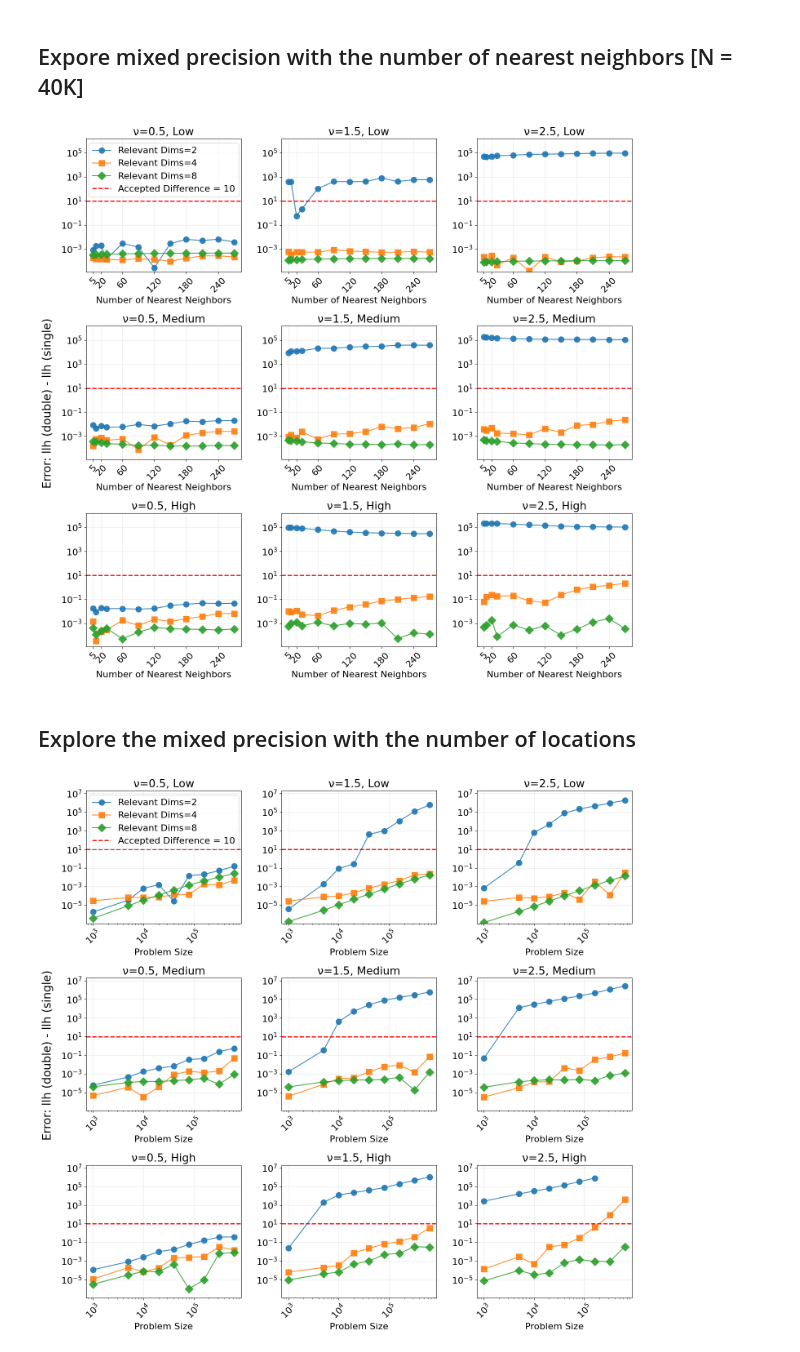
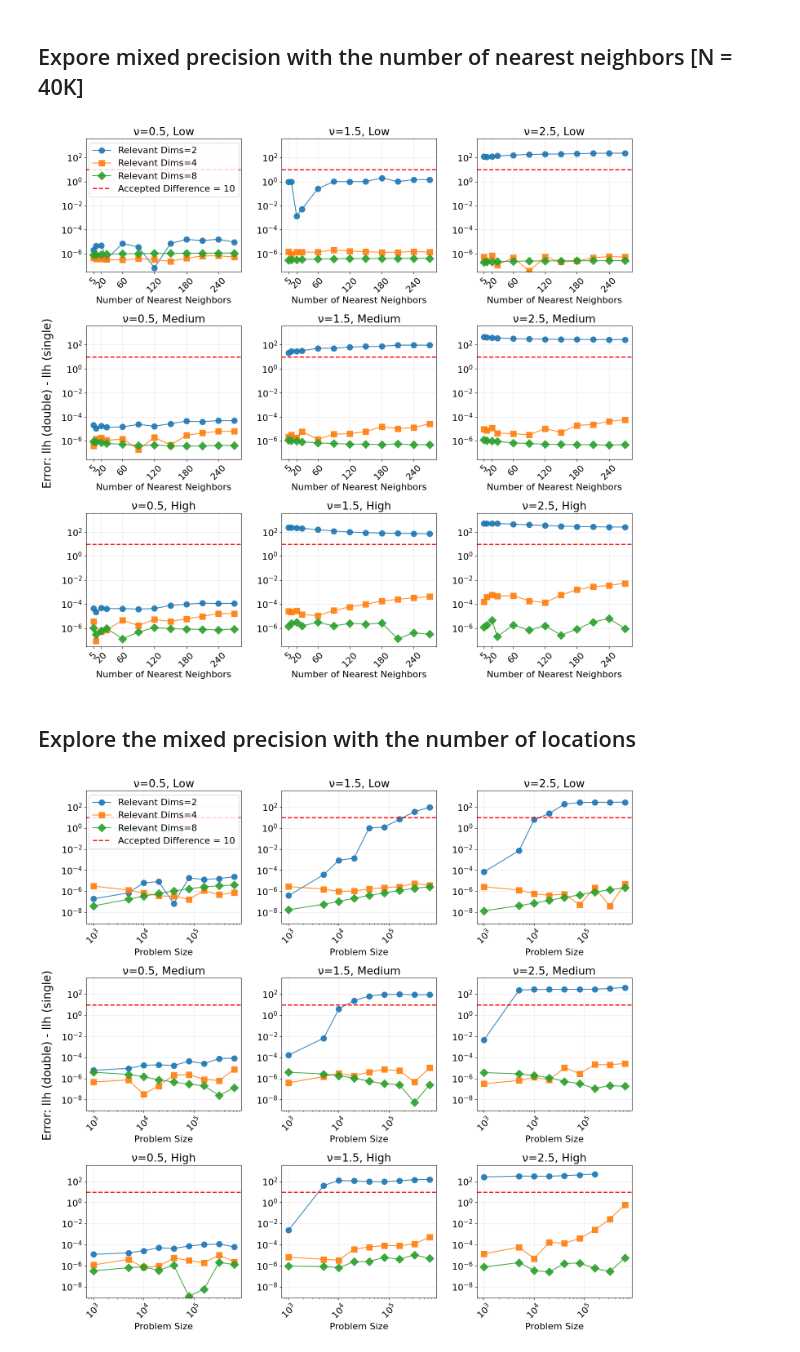
Before and after one commit to paper-code1/VecchiaConditionalExtremes, a Jupyter notebook: experiments/simulations/GPmixedprecision.ipynb, the cells around one changed output. Saved outputs shown, nothing was run; the diff lists cells and outputs as text; code cells hidden in the pictures.

```diff
--- a/experiments/simulations/GPmixedprecision.ipynb
+++ b/experiments/simulations/GPmixedprecision.ipynb
@@ -60,7 +60,8 @@ for i in range(9):
     single_kl = single_data_llh[i]
     double_kl = double_data_llh[i]
     for j in range(len(dims)):
-        _differences = np.abs(np.array(double_kl[j]) - np.array(single_kl[j]))  # Use absolute values for log scale
+        _differences = np.abs(np.array(double_kl[j]) - np.array(single_kl[j])).reshape(-1)  # Use absolute values for log scale
+        _differences = _differences / np.array(N).reshape(-1) * 100
         all_differences.extend(_differences)
 
 # Set global y-axis limits for log scale
@@ -76,7 +77,8 @@ for i in range(9):
 
     # Plot absolute difference (required for log scale)
     for j in range(len(dims)):
-        differences = np.abs(np.array(double_kl[j]) - np.array(single_kl[j]))
+        differences = np.abs(np.array(double_kl[j]) - np.array(single_kl[j])).reshape(-1)
+        differences = differences / np.array(N).reshape(-1) * 100
         ax.plot(m_bv, differences, marker = markers[j], linestyle = '-', alpha=0.9, markersize=10, label=f'Relevant Dims={dims[j]}')
 
     ax.axhline(y=10, xmax=max(m_bv), color='red', linestyle='--', linewidth=2, label='Accepted Difference = 10')
@@ -105,7 +107,7 @@ plt.tight_layout()
 plt.savefig('./fig/GPspatial_dims.pdf', dpi=300)
 plt.show()
 # %% [output]
-[figure, old version]
+[figure, new version]
 # %% [markdown]
 ## Explore the mixed precision with the number of locations
 # %%
@@ -171,7 +173,8 @@ for i in range(9):
     single_kl = single_data_llh_N[i]
     double_kl = double_data_llh_N[i]
     for j in range(len(dims)):
-        _differences = np.abs(np.array(double_kl[j]) - np.array(single_kl[j]))  # Use absolute values for log scale
+        _differences = np.abs(np.array(double_kl[j]) - np.array(single_kl[j])).reshape(-1)  # Use absolute values for log scale
+        _differences = _differences / np.array(N).reshape(-1) * 100
         all_differences.extend(_differences)
 
 # Set global y-axis limits for log scale
@@ -188,34 +191,35 @@ for i in range(9):
     # Plot absolute difference (required for log scale)
     for j in range(len(dims)):
         differences = np.abs(np.array(double_kl[j]) - np.array(single_kl[j]))
+        differences = differences.reshape(-1) / np.array(N).reshape(-1) * 100
         ax.plot(N, differences, marker = markers[j], linestyle = '-', alpha=0.9, markersize=10, label=f'Relevant Dims={dims[j]}')
 
     ax.axhline(y=10, xmax=max(N), color='red', linestyle='--', linewidth=2, label='Accepted Difference = 10')
     # Set logarithmic y-axis
     ax.set_yscale('log')
     ax.set_xscale('log')
 
     # Set consistent y-axis range for all subplots
-    ax.set_ylim(y_min * 0.8, y_max * 7.2)  # Add small buffer
+    ax.set_ylim(y_min * 0.7, y_max * 7.2)  # Add small buffer
 
     # Set labels and title
     ax.set_xlabel('Problem Size')
     ax.set_title(f'ν={nu[i]}, {range_str[i]}')
     if i == 0:
         ax.legend(loc='upper center')
     ax.grid(True, alpha=0.3)
 
     # Set x-axis to show all m_bv values
     # ax.set_xticks(m_bv[::2])  # Show every other tick to avoid crowding
     ax.tick_params(axis='x', rotation=45)
 
 # Add figure-wide y-label with custom positioning
 # fig.text(-0.01, 0.5, 'llh (double) - llh (single)', va='center', rotation='vertical', fontsize=20)
 fig.supylabel('Error: llh (double) - llh (single)', fontsize=20, x=0.02)
 
 plt.tight_layout()
 # fig.subplots_adjust(left=0.1)   # expand left margin so ylabel fits
 plt.savefig('./fig/GPspatial_N.pdf')#, dpi=300)
 plt.show()
 # %% [output]
-[figure, old version]
+[figure, new version]
```
Also changed, not shown: 5 other files.
